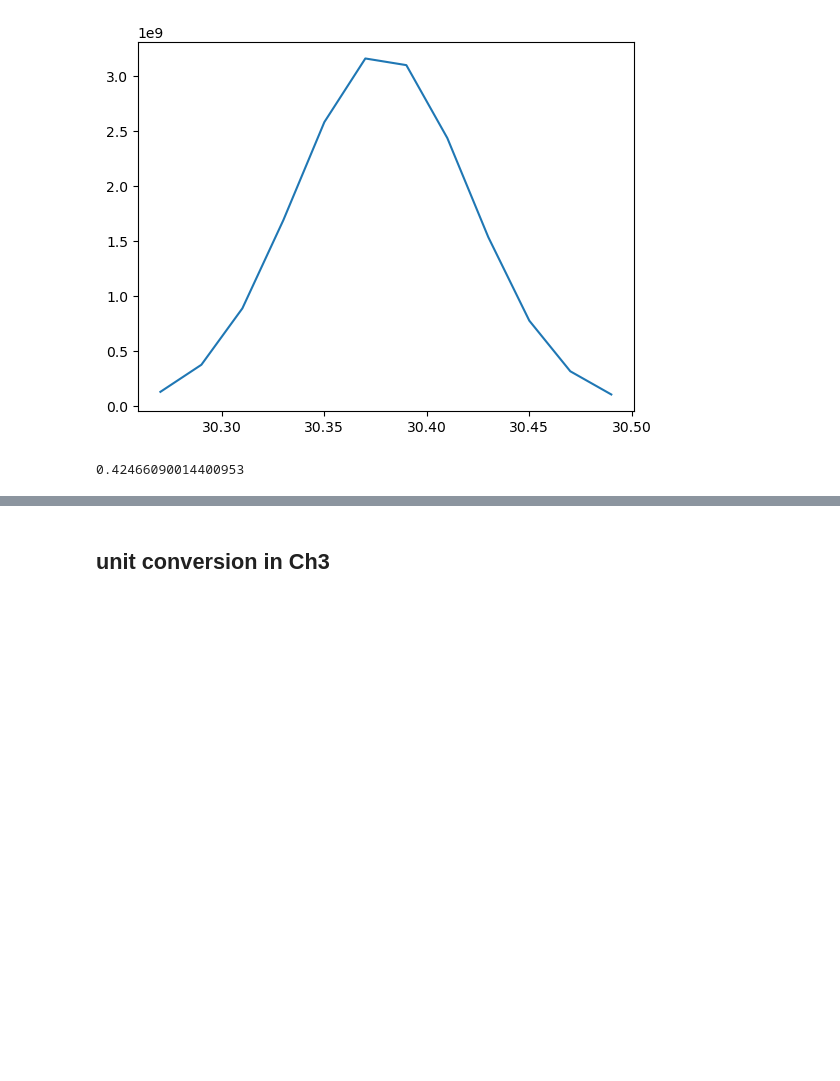
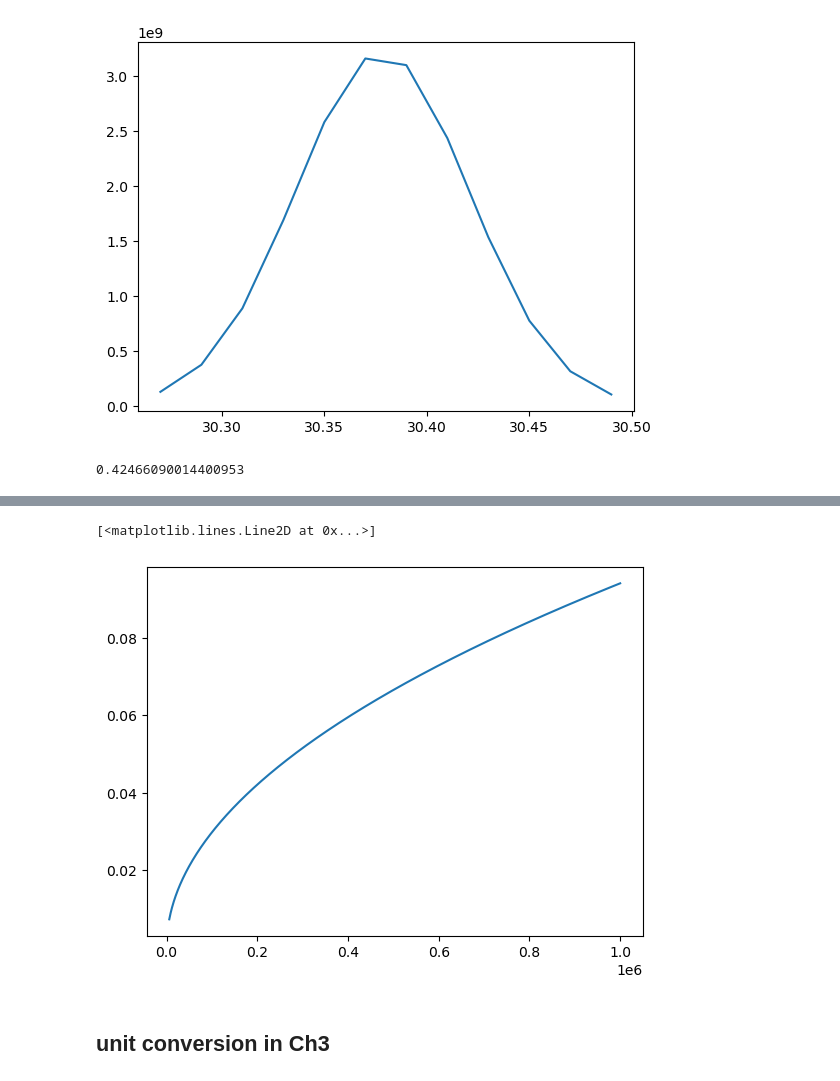
Before and after one commit to MaoChengzhi/EVE-spectrum-correction, a Jupyter notebook: Chapter4_year/data_process/AIA_basic.ipynb, the cells around one changed output, grey strips where cells are left out. Drawn from its saved outputs; the diff is of its cells as text; code cells hidden in the pictures; blank space fills up the shorter version.

```diff
--- a/Chapter4_year/data_process/AIA_basic.ipynb
+++ b/Chapter4_year/data_process/AIA_basic.ipynb
@@ -792,3 +823,14 @@ gaussian_fwhm_to_sigma
+# %%
+# 碰撞线宽 看起来比较靠谱
+def FWHM(T):
+    return 4*(1.7e-10)**2 *1e16*0.1*np.sqrt(Boltzmann*T/(np.pi*molecular_mass))
+# %%
+T=np.linspace(6e3,1e6,1000)
+fig,ax=plt.subplots()
+ax.plot(T,FWHM(T))
+# %% [output]
+[<matplotlib.lines.Line2D at 0x...>]
+[figure, added]
 # %% [markdown]
 ## unit conversion in Ch3
 # %%
```
Also changed, not shown: parts of 6 cells of this notebook, 1 other file.
